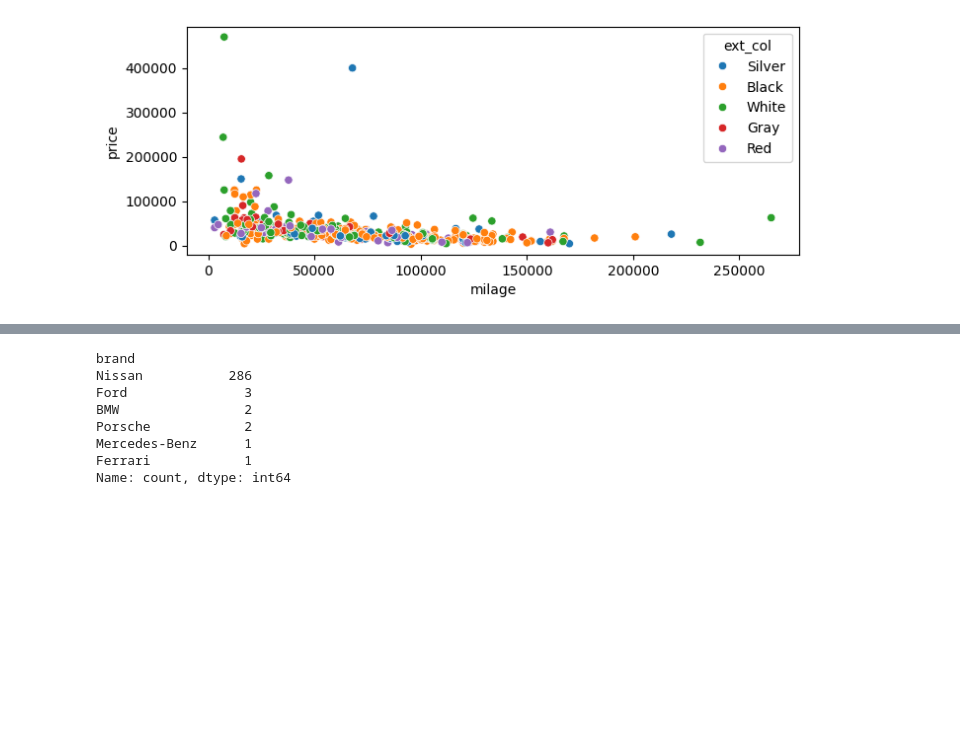
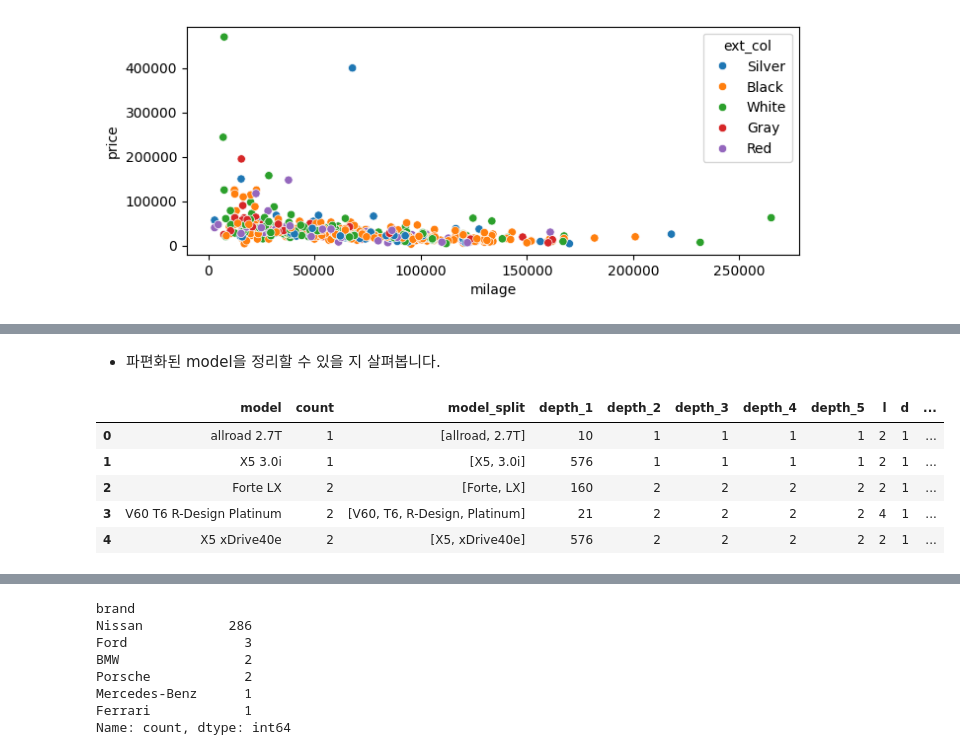
Before and after one commit to sunkusun9/sunkusun9, a Jupyter notebook: kaggle/PGS4/PGS4_ep9/2. Data preprocessing.ipynb, the cells around one changed output, grey strips where cells are left out. Saved outputs shown, nothing was run; the diff lists cells and outputs as text; code cells hidden in the pictures; blank space fills up the shorter version.

```diff
--- a/kaggle/PGS4/PGS4_ep9/2. Data preprocessing.ipynb
+++ b/kaggle/PGS4/PGS4_ep9/2. Data preprocessing.ipynb
@@ -677,0 +668,24 @@ F_onewayResult(statistic=0.9906312118511602, pvalue=0.3203956343006247)
+# %% [markdown]
+- 파편화된 model을 정리할 수 있을 지 살펴봅니다.
+# %%
+d = ['depth_{}'.format(i) for i in range(1, 6)]
+s_model_cnt = pd.concat([df_train['model'], df_test['model']]).value_counts()
+df_model_cnt = s_model_cnt.sort_values().reset_index().assign(
+    model_split = lambda x: x['model'].str.split(' '),
+    depth_1 = lambda x: x.groupby(x['model_split'].apply(lambda x: ' '.join(x[:1])))['count'].transform('sum'),
+    depth_2 = lambda x: x.groupby(x['model_split'].apply(lambda x: ' '.join(x[:2])))['count'].transform('sum'),
+    depth_3 = lambda x: x.groupby(x['model_split'].apply(lambda x: ' '.join(x[:3])))['count'].transform('sum'),
+    depth_4 = lambda x: x.groupby(x['model_split'].apply(lambda x: ' '.join(x[:4])))['count'].transform('sum'),
+    depth_5 = lambda x: x.groupby(x['model_split'].apply(lambda x: ' '.join(x[:5])))['count'].transform('sum'),
+    l = lambda x: x['model_split'].apply(lambda x: len(x)),
+    d = lambda x: (x[d].apply(lambda y: y != x['count'])).sum(axis=1),
+    model_conv = lambda x: x.apply(lambda x: x['model'] if x['d'] == 0 else ' '.join(x['model_split'][:x['d']]), axis = 1)
+)
+df_model_cnt.head()
+# %% [output]
+|  | model | count | model_split | depth_1 | depth_2 | depth_3 | depth_4 | depth_5 | l | d | ... |
+| 0 | allroad 2.7T | 1 | [allroad, 2.7T] | 10 | 1 | 1 | 1 | 1 | 2 | 1 | ... |
+| 1 | X5 3.0i | 1 | [X5, 3.0i] | 576 | 1 | 1 | 1 | 1 | 2 | 1 | ... |
+| 2 | Forte LX | 2 | [Forte, LX] | 160 | 2 | 2 | 2 | 2 | 2 | 1 | ... |
+| 3 | V60 T6 R-Design Platinum | 2 | [V60, T6, R-Design, Platinum] | 21 | 2 | 2 | 2 | 2 | 4 | 1 | ... |
+| 4 | X5 xDrive40e | 2 | [X5, xDrive40e] | 576 | 2 | 2 | 2 | 2 | 2 | 1 | ... |
```
Also changed, not shown: parts of 43 cells of this notebook, 8 other files.
